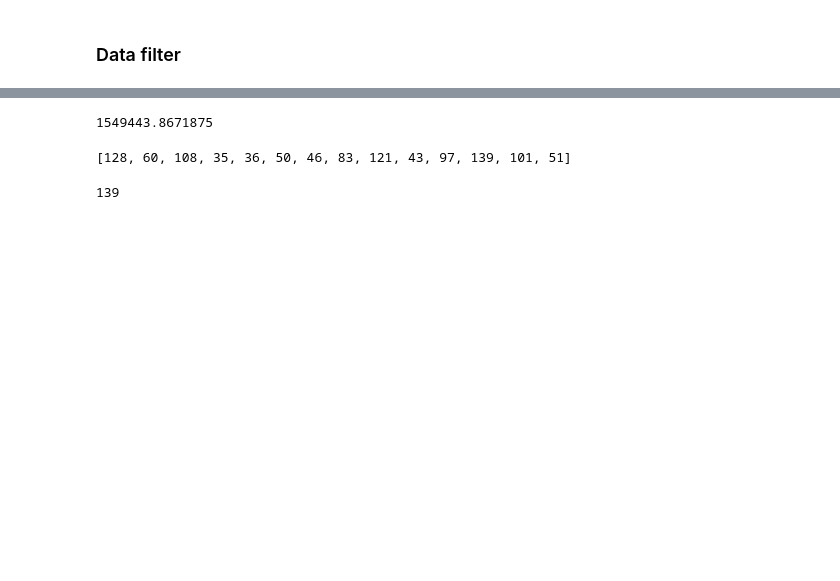
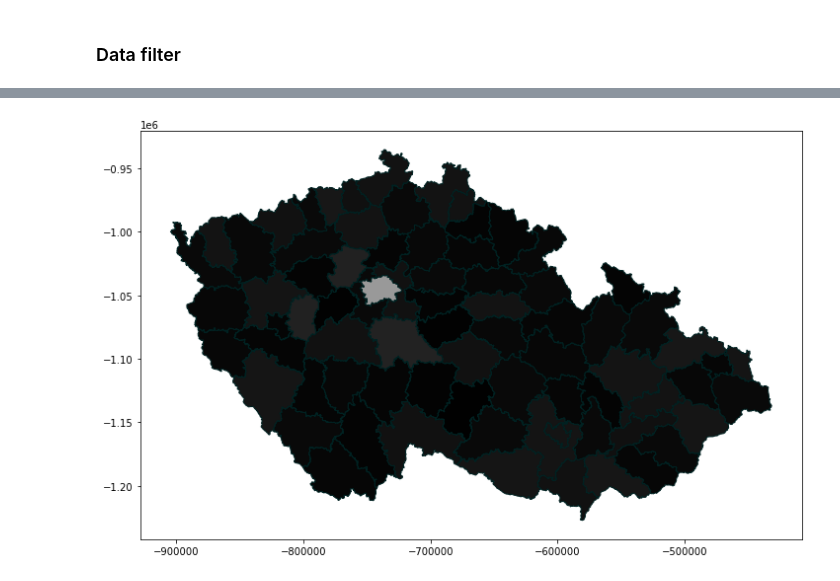
Before and after one commit to kubablack/auctions_project_Galle_Cerny, a Jupyter notebook: auctions.ipynb, the cells around one changed output, grey strips where cells are left out. Saved outputs shown, nothing was run; the diff lists cells and outputs as text; code cells hidden in the pictures; blank space fills up the shorter version.

```diff
--- a/auctions.ipynb
+++ b/auctions.ipynb
@@ -183,12 +186,7 @@ Requirement already satisfied: pyshp in c:\users\galle\anaconda3\lib\site-packag
 # %%
 sf=shapefile.Reader('districts')
-# %%
-auctions.Estimated_price[auctions.Region == regionlist[0]].mean()
-# %% [output]
-1549443.8671875
 # %%
-mapsource=[]
-regionlist=[]
+regionlist=[]#this is for map of regions
 countlist=[]
 avglist=[]
 startindices=[1,2,14,21,28,31,38,42,47,51,56,63,68,74]
@@ -201,10 +199,3 @@ for i in range(len(down.regions_and_districts)):
 for i in range(len(down.regions_and_districts)):
     avgprice=auctions.Estimated_price[auctions.Region == regionlist[i]].mean()
     avglist.append(avgprice)
-countlist
-# %% [output]
-[128, 60, 108, 35, 36, 50, 46, 83, 121, 43, 97, 139, 101, 51]
-# %%
-max(countlist)
-# %% [output]
-139
@@ -210,0 +257,13 @@ max(countlist)
+# %%
+fig = plt.figure(figsize=(12,12))
+ax = fig.gca()
+for i in range(len(districtslist)):
+    shade=int(d_countlist[i]/max(d_countlist)//0.01)#making integers to put in colour codes
+    if shade>9:fillcolour="#{}{}{}".format(shade,shade,shade)
+    else:fillcolour="#0{}0{}0{}".format(shade,shade,shade)#one-digit numbers would not work in the code
+    poly=sf.shape(i).__geo_interface__
+    ax.add_patch(PolygonPatch(poly, fc=fillcolour, ec='#002222', alpha=1, zorder=2 ))
+ax.axis('scaled')
+plt.show()
+# %% [output]
+[figure, added]
```
Also changed, not shown: parts of 8 cells of this notebook.
